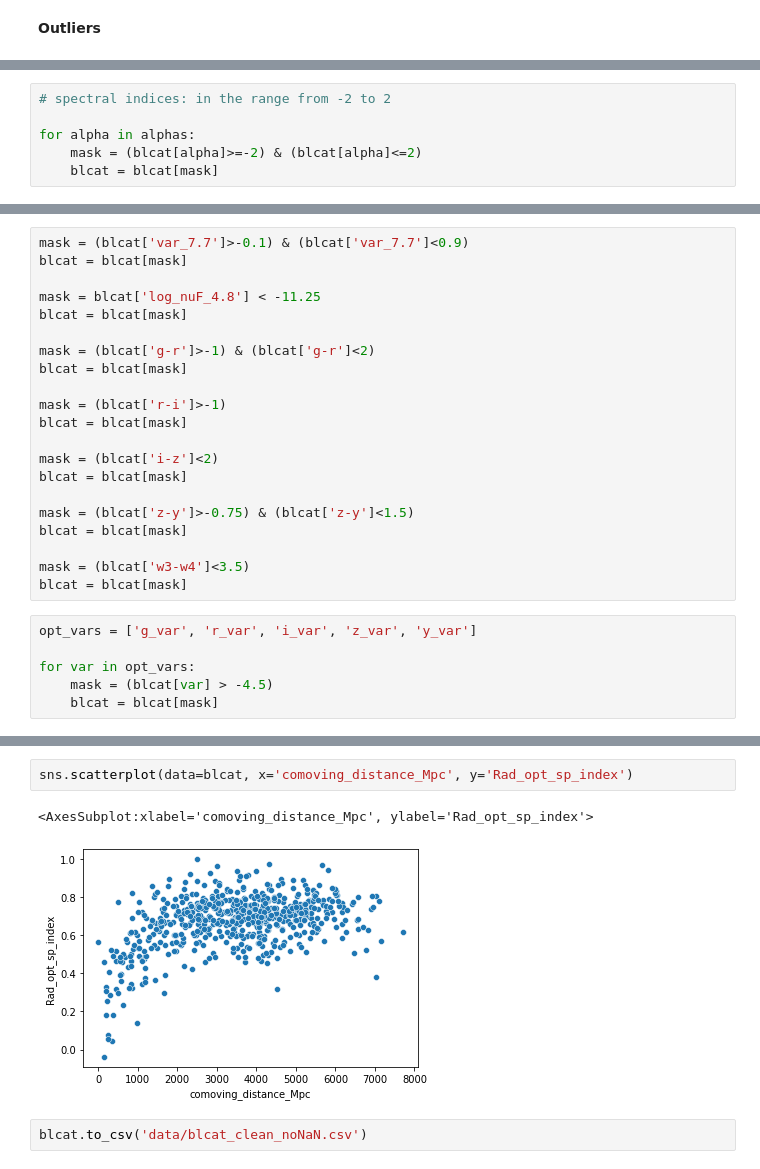
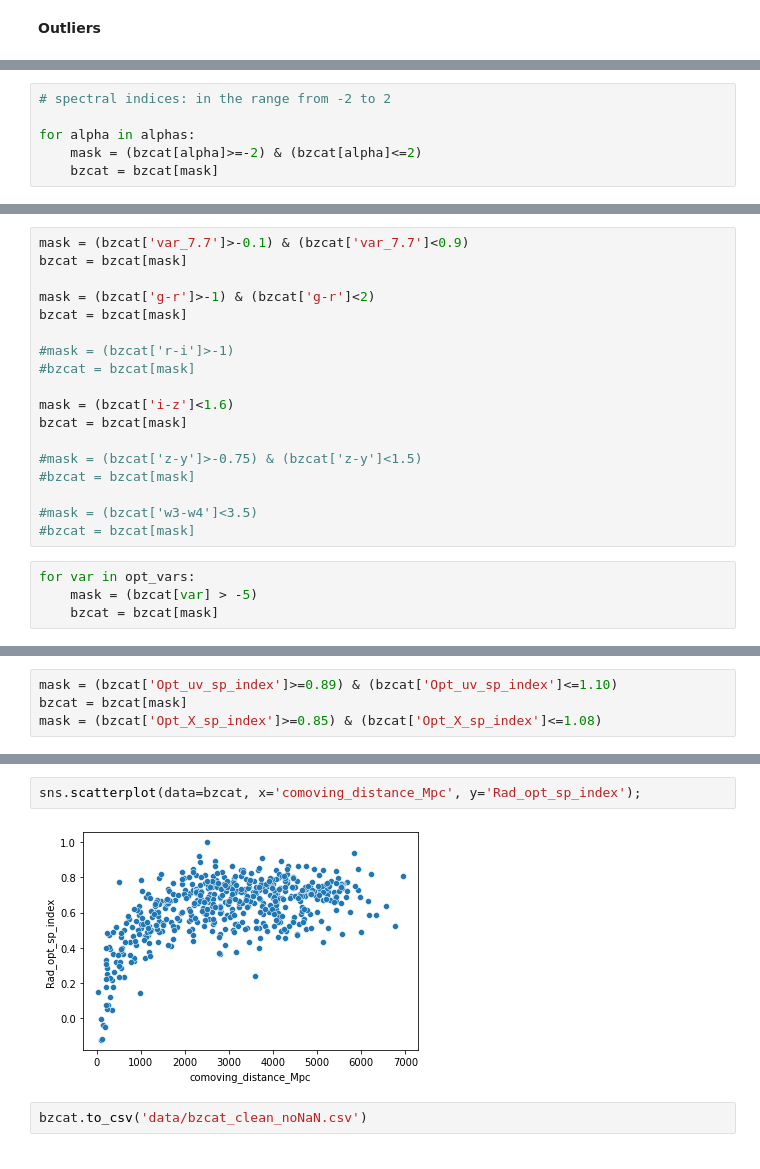
Before and after one commit to DKudryavtsev/BZCAT-Clustering, a Jupyter notebook: cleansing.ipynb, the cells around one changed output, grey strips where cells are left out. Saved outputs shown, nothing was run; the diff lists cells and outputs as text.

```diff
--- a/cleansing.ipynb
+++ b/cleansing.ipynb
@@ -252,6 +308,6 @@ blcat.shape
 # spectral indices: in the range from -2 to 2
 
 for alpha in alphas:
-    mask = (blcat[alpha]>=-2) & (blcat[alpha]<=2)
-    blcat = blcat[mask]
+    mask = (bzcat[alpha]>=-2) & (bzcat[alpha]<=2)
+    bzcat = bzcat[mask]
 # %%
@@ -262,27 +318,22 @@ sns.histplot(data=blcat, x='var_7.7', bins=30)
 # %%
-mask = (blcat['var_7.7']>-0.1) & (blcat['var_7.7']<0.9)
-blcat = blcat[mask]
+mask = (bzcat['var_7.7']>-0.1) & (bzcat['var_7.7']<0.9)
+bzcat = bzcat[mask]
 
-mask = blcat['log_nuF_4.8'] < -11.25
-blcat = blcat[mask]
+mask = (bzcat['g-r']>-1) & (bzcat['g-r']<2)
+bzcat = bzcat[mask]
 
-mask = (blcat['g-r']>-1) & (blcat['g-r']<2)
-blcat = blcat[mask]
+#mask = (bzcat['r-i']>-1)
+#bzcat = bzcat[mask]
 
-mask = (blcat['r-i']>-1)
-blcat = blcat[mask]
+mask = (bzcat['i-z']<1.6)
+bzcat = bzcat[mask]
 
-mask = (blcat['i-z']<2)
-blcat = blcat[mask]
+#mask = (bzcat['z-y']>-0.75) & (bzcat['z-y']<1.5)
+#bzcat = bzcat[mask]
 
-mask = (blcat['z-y']>-0.75) & (blcat['z-y']<1.5)
-blcat = blcat[mask]
-
-mask = (blcat['w3-w4']<3.5)
-blcat = blcat[mask]
+#mask = (bzcat['w3-w4']<3.5)
+#bzcat = bzcat[mask]
 # %%
-opt_vars = ['g_var', 'r_var', 'i_var', 'z_var', 'y_var']
-
 for var in opt_vars:
-    mask = (blcat[var] > -4.5)
-    blcat = blcat[mask]
+    mask = (bzcat[var] > -5)
+    bzcat = bzcat[mask]
@@ -318,0 +340,4 @@ Index(['Rad_opt_sp_index', 'alpha_2.3-4.8', 'alpha_4.8-7.7', 'alpha_7.7-11.2',
+# %%
+mask = (bzcat['Opt_uv_sp_index']>=0.89) & (bzcat['Opt_uv_sp_index']<=1.10)
+bzcat = bzcat[mask]
+mask = (bzcat['Opt_X_sp_index']>=0.85) & (bzcat['Opt_X_sp_index']<=1.08)
@@ -319,7 +360,6 @@ Index(['Rad_opt_sp_index', 'alpha_2.3-4.8', 'alpha_4.8-7.7', 'alpha_7.7-11.2',
 # %%
-sns.scatterplot(data=blcat, x='comoving_distance_Mpc', y='Rad_opt_sp_index')
+sns.scatterplot(data=bzcat, x='comoving_distance_Mpc', y='Rad_opt_sp_index');
 # %% [output]
-<AxesSubplot:xlabel='comoving_distance_Mpc', ylabel='Rad_opt_sp_index'>
-[figure, old version]
+[figure, new version]
 # %%
-blcat.to_csv('data/blcat_clean_noNaN.csv')
+bzcat.to_csv('data/bzcat_clean_noNaN.csv')
```
Also changed, not shown: parts of 56 cells of this notebook, 5 other files.
